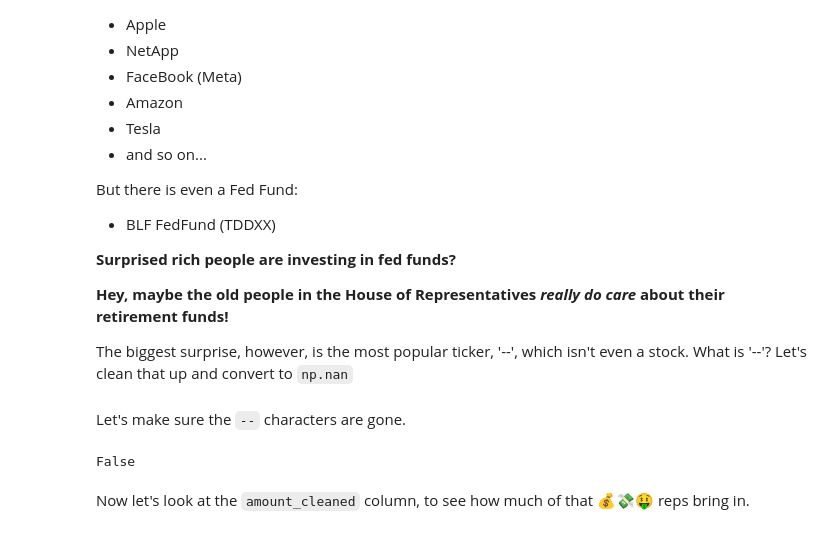
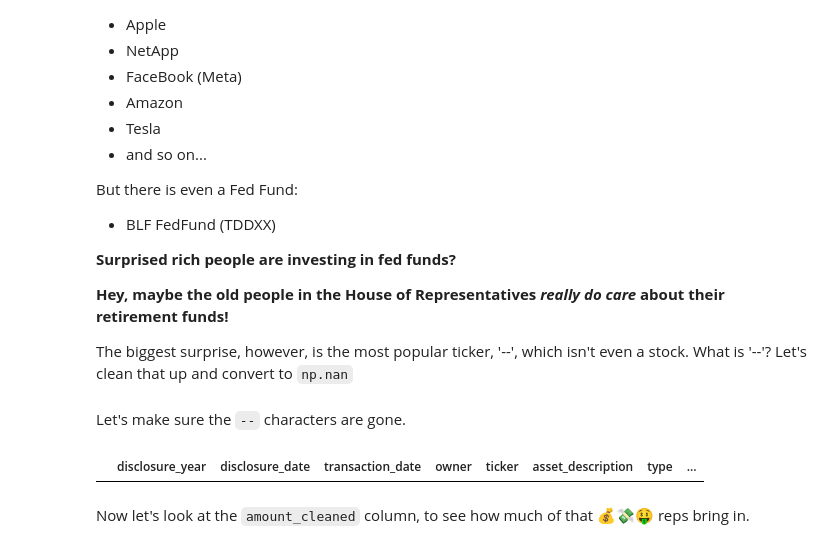
Before and after one commit to tharvipop/sussy-stock-trades, a Jupyter notebook: cleaning_and_eda.ipynb, the cells around one changed output. Drawn from its saved outputs; the diff is of its cells as text; code cells hidden in the pictures.

````diff
--- a/cleaning_and_eda.ipynb
+++ b/cleaning_and_eda.ipynb
@@ -223,9 +223,9 @@ df['ticker'] = df['ticker'].replace({'--': np.nan})
 # %% [markdown]
 Let's make sure the `--` characters are gone.
 # %%
-'--' in df['ticker']
+df[df['ticker'] == '--']
 # %% [output]
-False
+|  | disclosure_year | disclosure_date | transaction_date | owner | ticker | asset_description | type | ... |
 # %% [markdown]
 Now let's look at the ```amount_cleaned``` column, to see how much of that 💰💸🤑 reps bring in.
 # %%
````
Also changed, not shown: parts of 18 cells of this notebook.
